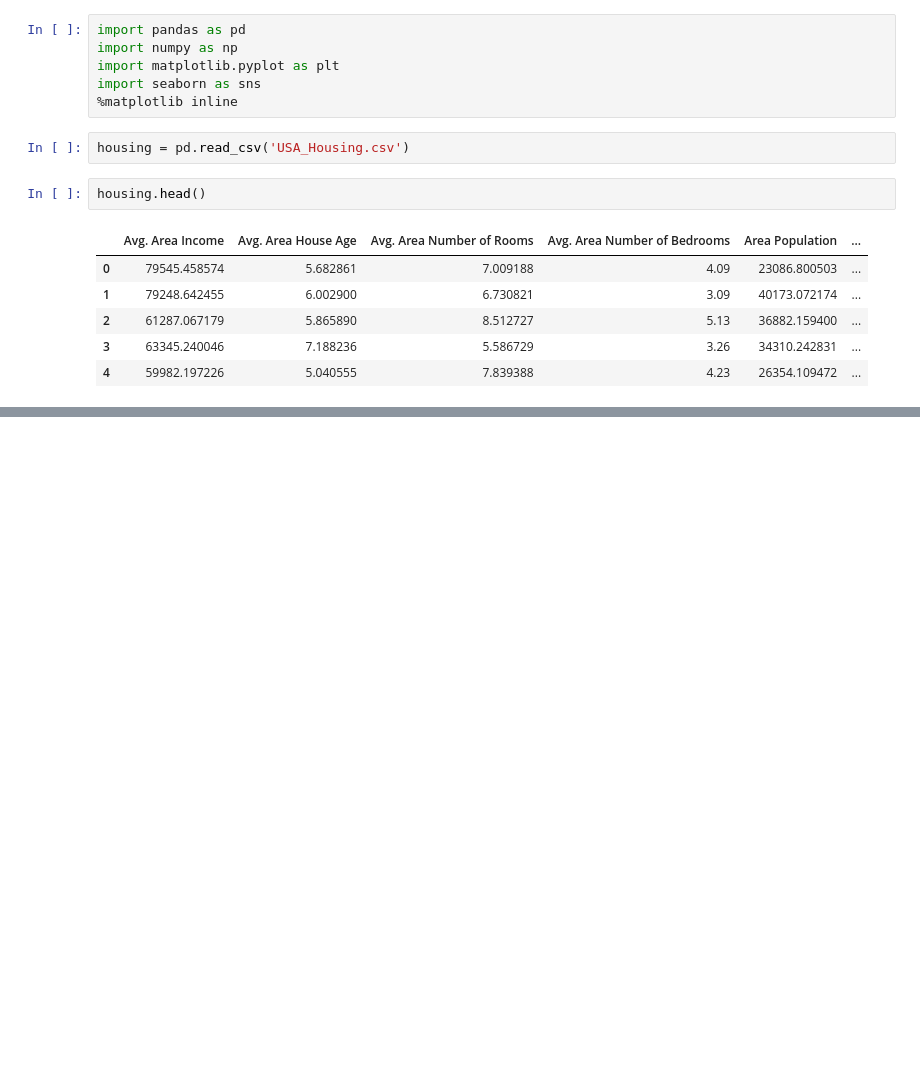
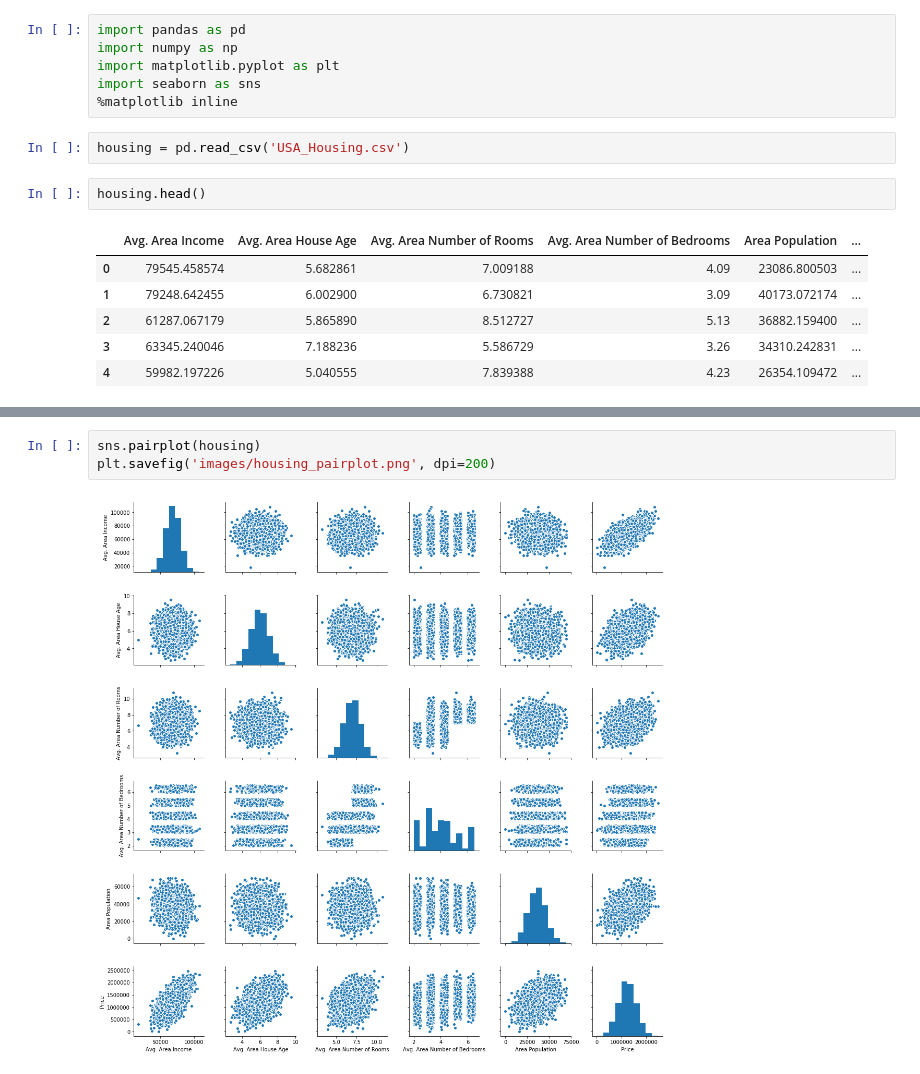
Before and after one commit to subhamsarangi/ML, a Jupyter notebook: 1. Linear Regression.ipynb, the cells around one changed output, grey strips where cells are left out. Cells and saved outputs as stored; diff of their text form; blank space fills up the shorter version.

```diff
--- a/1. Linear Regression.ipynb
+++ b/1. Linear Regression.ipynb
@@ -17,0 +45,5 @@ housing.head()
+# %%
+sns.pairplot(housing)
+plt.savefig('images/housing_pairplot.png', dpi=200)
+# %% [output]
+[figure, added]
```
Also changed, not shown: parts of 31 cells of this notebook, 2 other files.
